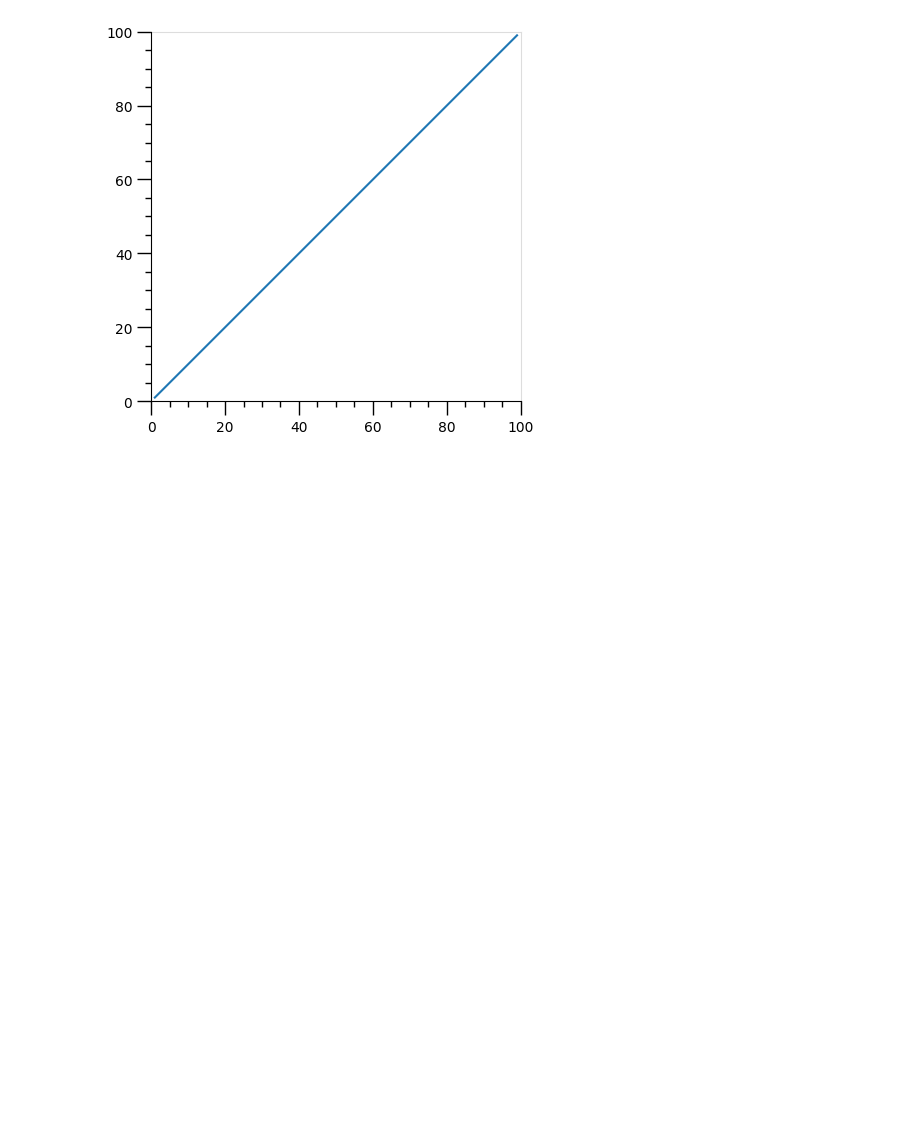
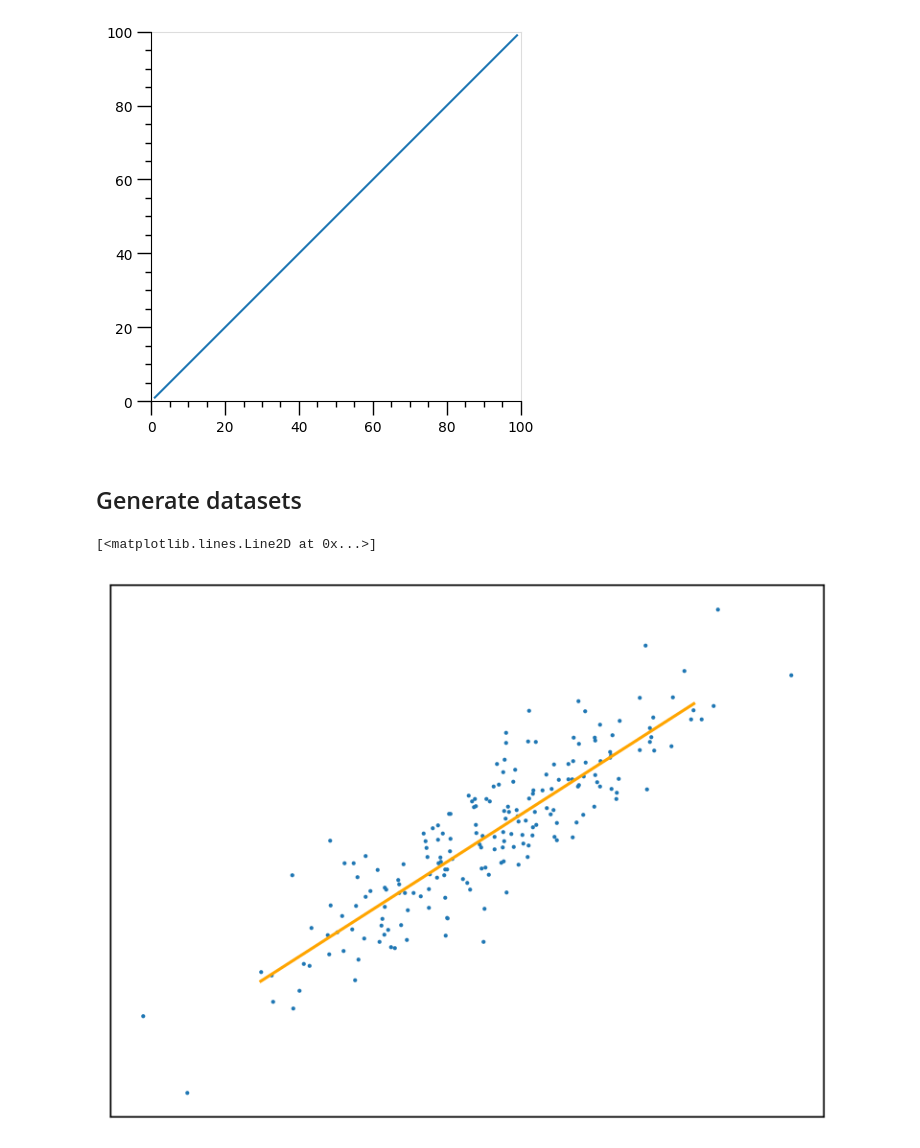
Before and after one commit to alexanderneville/MLAI_notebooks, a Jupyter notebook: supervised.ipynb, the cells around one changed output. Cells and saved outputs as stored; diff of their text form; code cells hidden in the pictures; blank space fills up the shorter version.

Commit message:
generate regression data

```diff
--- a/supervised.ipynb
+++ b/supervised.ipynb
@@ -55,3 +56,26 @@ ax.plot([1,99], [1,99], marker="None", linestyle="-", markersize=1)
 # %% [output]
 [<matplotlib.lines.Line2D at 0x...>]
 [figure]
+# %% [markdown]
+## Generate datasets
+# %%
+a = sklearn.datasets.make_regression(n_samples = 200, n_features = 1, noise=20, coef=True)
+x = a[0].ravel()
+y = a[1]
+
+def f(coef, x):
+    return coef * x
+
+z = np.linspace(-2, 2, 100)
+# %%
+figure = plt.figure(dpi=300)
+ax = figure.add_subplot(1,1,1)
+
+ax.set_xticks([])
+ax.set_yticks([])
+ax.set_aspect('auto')
+ax.scatter(x,y, s=1)
+ax.plot(z, f(a[2], z), 'orange')
+# %% [output]
+[<matplotlib.lines.Line2D at 0x...>]
+[figure, added]
```
Also changed, not shown: parts of 1 cell of this notebook, 1 other file.
